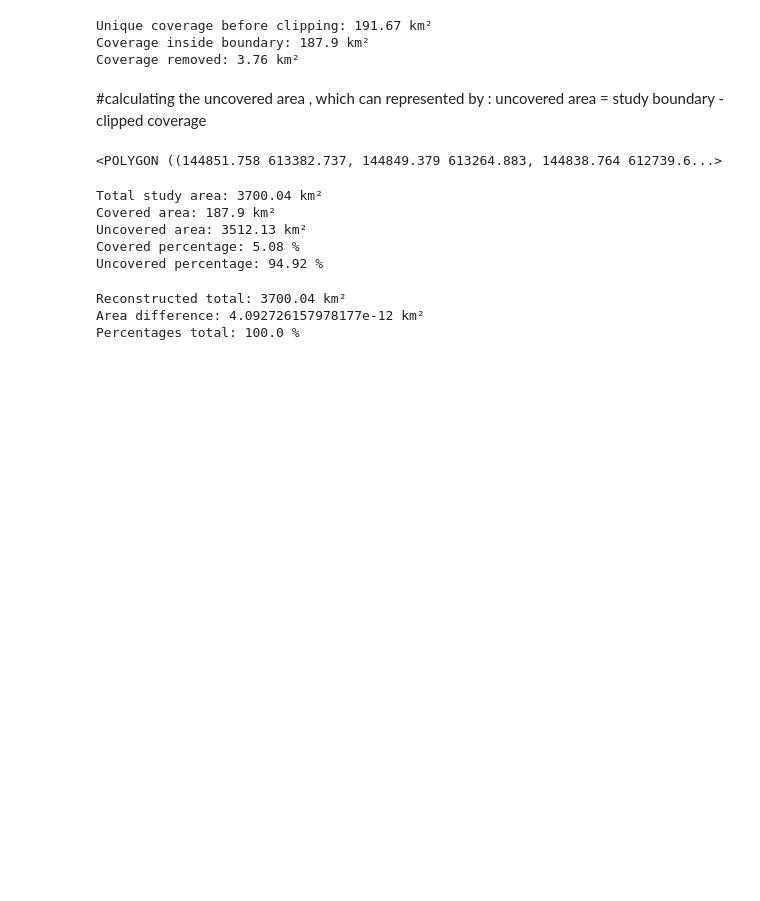
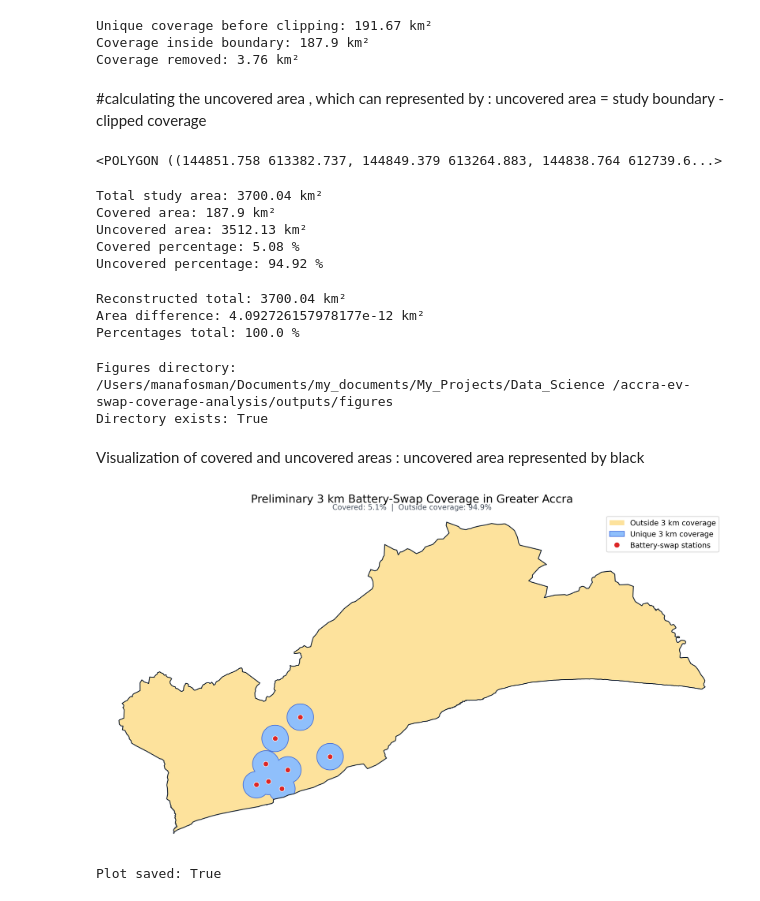
Before and after one commit to manafosman-dev/accra_ev_swap_coverage_analysis, a Jupyter notebook: notebooks/02_coverage_analysis.ipynb, the cells around one changed output. Drawn from its saved outputs; the diff is of its cells as text; code cells hidden in the pictures; blank space fills up the shorter version.

Commit message:
creating geospatial packages and creating of visualizations

```diff
--- a/notebooks/02_coverage_analysis.ipynb
+++ b/notebooks/02_coverage_analysis.ipynb
@@ -260,3 +296,40 @@ print("Percentages total:",round(covered_percentage + uncovered_percentage,2,),"
 Reconstructed total: 3700.04 km²
 Area difference: 4.092726157978177e-12 km²
 Percentages total: 100.0 %
+# %%
+figures_directory = project_root / "outputs" / "figures"
+figures_directory.mkdir(parents=True, exist_ok=True)
+
+print("Figures directory:", figures_directory)
+print("Directory exists:", figures_directory.exists())
+# %% [output]
+Figures directory: /Users/manafosman/Documents/my_documents/My_Projects/Data_Science /accra-ev-swap-coverage-analysis/outputs/figures
+Directory exists: True
+# %% [markdown]
+Visualization of covered and uncovered areas : uncovered area represented by black
+# %%
+fig, ax = plt.subplots(figsize=(12, 9),dpi=300,)
+uncovered_area.plot(ax=ax,facecolor="#fbbf24",edgecolor="none",alpha=0.45,zorder=1,)
+clipped_coverage.plot(ax=ax,facecolor="#60a5fa",edgecolor="#1d4ed8",alpha=0.70,linewidth=1,zorder=2,)
+stations_projected.plot(ax=ax,color="#dc2626",edgecolor="white",linewidth=0.7,markersize=50,zorder=3,)
+study_boundary_projected.boundary.plot(ax=ax,color="#1f2937",linewidth=1.2,zorder=4,)
+
+minimum_x, minimum_y, maximum_x, maximum_y = (study_boundary_projected.total_bounds)
+x_padding = (maximum_x - minimum_x) * 0.03
+y_padding = (maximum_y - minimum_y) * 0.03
+ax.set_xlim(minimum_x - x_padding,maximum_x + x_padding,)
+ax.set_ylim(minimum_y - y_padding,maximum_y + y_padding,)
+
+legend_items = [Patch(facecolor="#fbbf24",edgecolor="none",alpha=0.45,label="Outside 3 km coverage",),
+    Patch(facecolor="#60a5fa",edgecolor="#1d4ed8",alpha=0.70,label="Unique 3 km coverage",),
+    Line2D([0],[0],marker="o",linestyle="none",markerfacecolor="#dc2626",markeredgecolor="white",markersize=8,label="Battery-swap stations",),]
+ax.legend(handles=legend_items,loc="upper right",frameon=True,)
+ax.set_title("Preliminary 3 km Battery-Swap Coverage in Greater Accra",fontsize=15,pad=14,)
+coverage_result_map_file = (figures_directory/ "preliminary_covered_uncovered_areas.png")
+ax.text(0.5,1.01,(f"Covered: {covered_percentage:.1f}%  |  "f"Outside coverage: {uncovered_percentage:.1f}%"),
+transform=ax.transAxes,ha="center",fontsize=10,color="#4b5563",)
+ax.set_axis_off()
+plt.tight_layout()
+plt.show()
+# %% [output]
+[figure, added]
@@ -262,0 +345,8 @@ Percentages total: 100.0 %
+# %%
+#Saving the plot to the figures directory .
+coverage_result_map_file = (figures_directory/ "preliminary_covered_uncovered_areas.png")
+fig.savefig(coverage_result_map_file,dpi=300,bbox_inches="tight",facecolor="white",)
+plt.show()
+print("Plot saved:", coverage_result_map_file.exists())
+# %% [output]
+Plot saved: True
```
Also changed, not shown: parts of 6 cells of this notebook, 5 other files.
